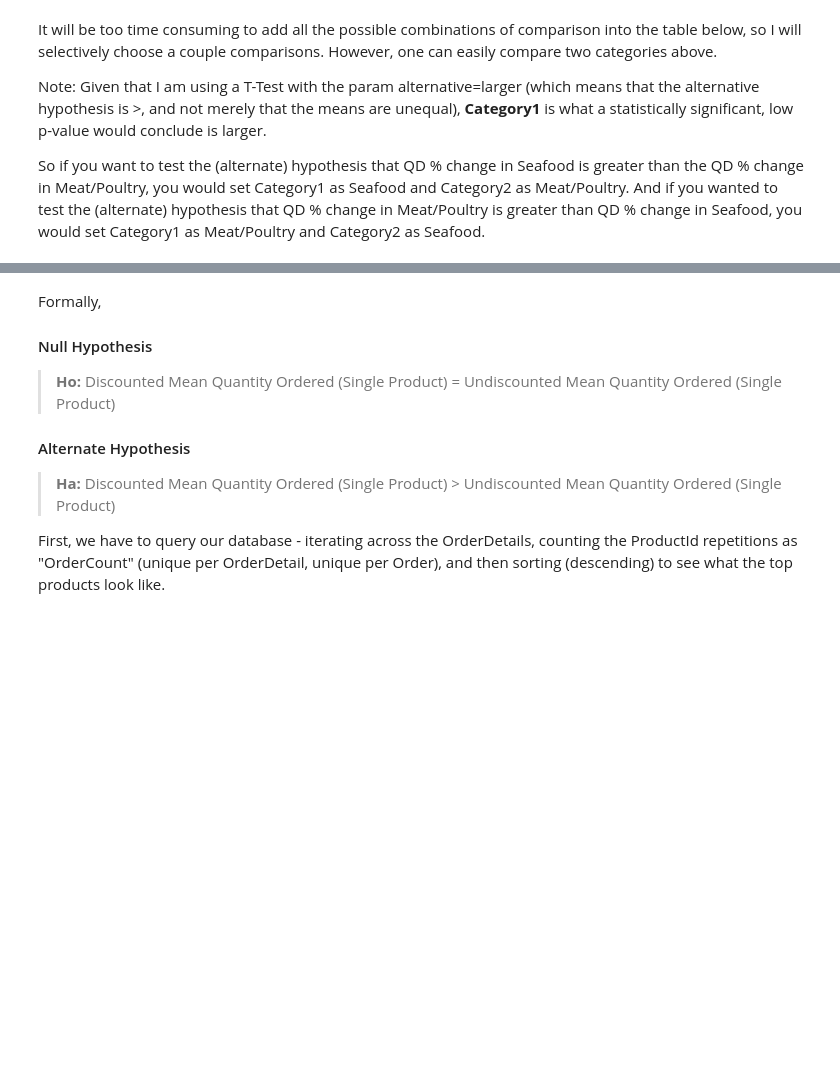
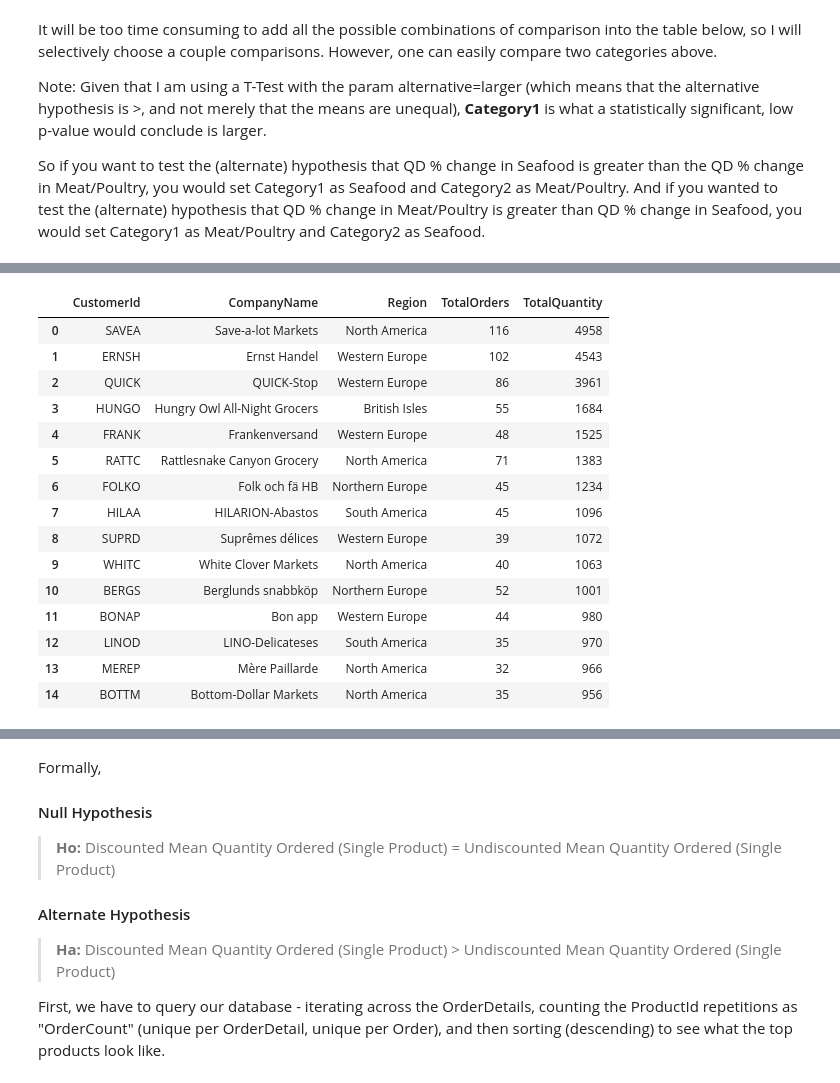
Before and after one commit to whitcrrd/dsc-2-final-project-online-ds-ft-021119, a Jupyter notebook: whitcraft-final.ipynb, the cells around one changed output, grey strips where cells are left out. Drawn from its saved outputs; the diff is of its cells as text; code cells hidden in the pictures; blank space fills up the shorter version.

```diff
--- a/whitcraft-final.ipynb
+++ b/whitcraft-final.ipynb
@@ -1233,0 +1614,14 @@ So if you want to test the (alternate) hypothesis that QD % change in Seafood is
+# %%
+query = session.query(Order.CustomerId,
+                      Customer.CompanyName,
+                      Customer.Region,
+                      func.count(Order.Id).label("TotalOrders"),
+                      func.sum(OrderDetail.Quantity
+                              ).label("TotalQuantity"
+                                     )).join(OrderDetail, OrderDetail.OrderId == Order.Id
+                                           ).join(Customer, Customer.Id == Order.CustomerId
+                      ).group_by(Customer.Id).subquery()
+
+query2 = session.query(query).order_by(query.c.TotalQuantity.desc())
+
+customer_order_counts = pd.read_sql(query2.statement, engine)
@@ -1233,0 +1633,19 @@ So if you want to test the (alternate) hypothesis that QD % change in Seafood is
+# %%
+customer_order_counts.head(15)
+# %% [output]
+|  | CustomerId | CompanyName | Region | TotalOrders | TotalQuantity |
+| 0 | SAVEA | Save-a-lot Markets | North America | 116 | 4958 |
+| 1 | ERNSH | Ernst Handel | Western Europe | 102 | 4543 |
+| 2 | QUICK | QUICK-Stop | Western Europe | 86 | 3961 |
+| 3 | HUNGO | Hungry Owl All-Night Grocers | British Isles | 55 | 1684 |
+| 4 | FRANK | Frankenversand | Western Europe | 48 | 1525 |
+| 5 | RATTC | Rattlesnake Canyon Grocery | North America | 71 | 1383 |
+| 6 | FOLKO | Folk och fä HB | Northern Europe | 45 | 1234 |
+| 7 | HILAA | HILARION-Abastos | South America | 45 | 1096 |
+| 8 | SUPRD | Suprêmes délices | Western Europe | 39 | 1072 |
+| 9 | WHITC | White Clover Markets | North America | 40 | 1063 |
+| 10 | BERGS | Berglunds snabbköp | Northern Europe | 52 | 1001 |
+| 11 | BONAP | Bon app | Western Europe | 44 | 980 |
+| 12 | LINOD | LINO-Delicateses | South America | 35 | 970 |
+| 13 | MEREP | Mère Paillarde | North America | 32 | 966 |
+| 14 | BOTTM | Bottom-Dollar Markets | North America | 35 | 956 |
```
Also changed, not shown: parts of 71 cells of this notebook, 2 other files.
